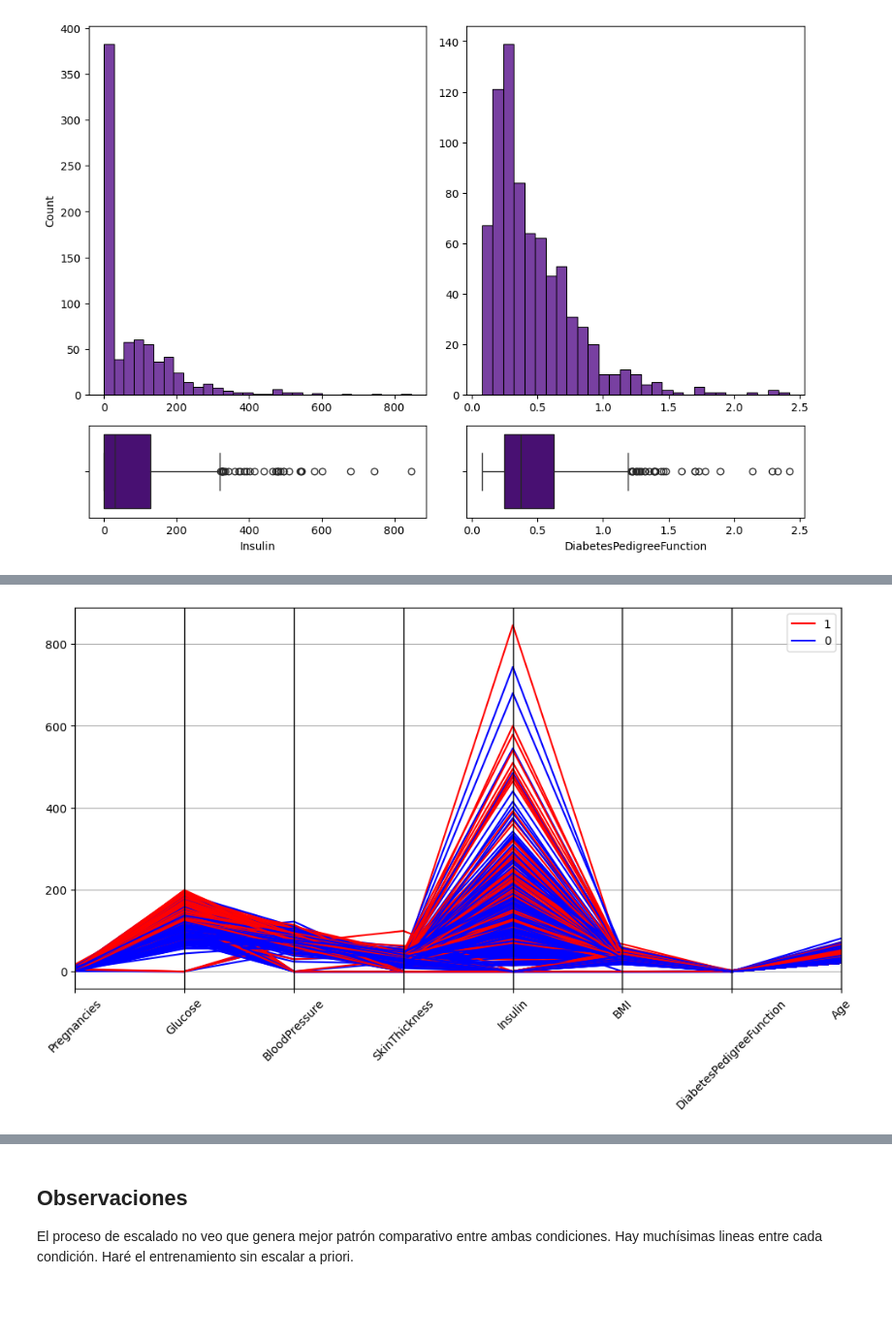
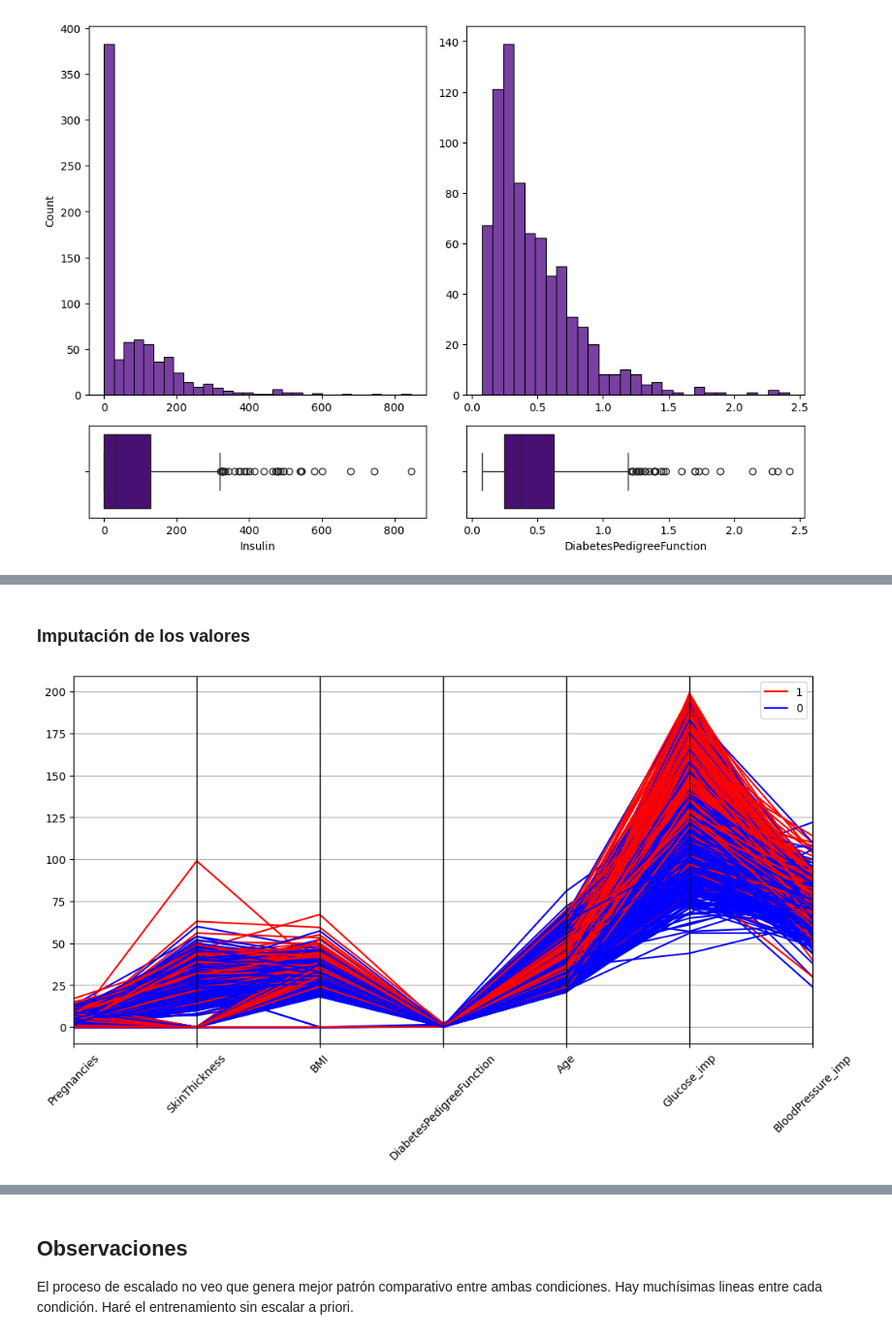
Before and after one commit to Rdorta08/ML_Tree_RDH, a Jupyter notebook: src/explore.ipynb, the cells around one changed output, grey strips where cells are left out. Shown at 97% size. Drawn from its saved outputs; the diff is of its cells as text; code cells hidden in the pictures; blank space fills up the shorter version.

```diff
--- a/src/explore.ipynb
+++ b/src/explore.ipynb
@@ -132,0 +152,4 @@ Aunque la distribución no es similar ni cercana a la distribución normal. Cons
+# %%
+# Para las columnas de insulina, glucosa y presión arterial, convertimos datos:
+cols = ['Glucose', 'BloodPressure', 'Insulin']
+df[cols] = df[cols].replace(0, np.nan)
@@ -133,10 +210,24 @@ Aunque la distribución no es similar ni cercana a la distribución normal. Cons
+# %% [markdown]
+### Imputación de los valores
+# %%
+# Imputaremos glucosa con la media
+media_glucosa = df['Glucose'].mean()
+df['Glucose_imp'] = df['Glucose'].fillna(media_glucosa)
+
+# Imputaremos presión arterial con la media
+media_presion = df['BloodPressure'].mean()
+df['BloodPressure_imp'] = df['BloodPressure'].fillna(media_presion)
+# %%
+df_cleaned = df.drop(columns = ['BloodPressure','Glucose', 'Insulin'])
+df_cleaned
+df_cleaned.to_csv('df_cleaned_diabetes.csv')
 # %%
 # Visualizamos la relación entre las características de nuestro dataset
 plt.figure(figsize=(12, 6))
-pd.plotting.parallel_coordinates(df, 'Outcome', color=['red', 'blue'])
+pd.plotting.parallel_coordinates(df_cleaned, 'Outcome', color=['red', 'blue'])
 plt.xticks(rotation=45)
 plt.show()
 # %% [output]
-[figure, old version]
+[figure, new version]
 # %% [markdown]
 ## **Observaciones**
```
Also changed, not shown: parts of 27 cells of this notebook, 3 other files.
